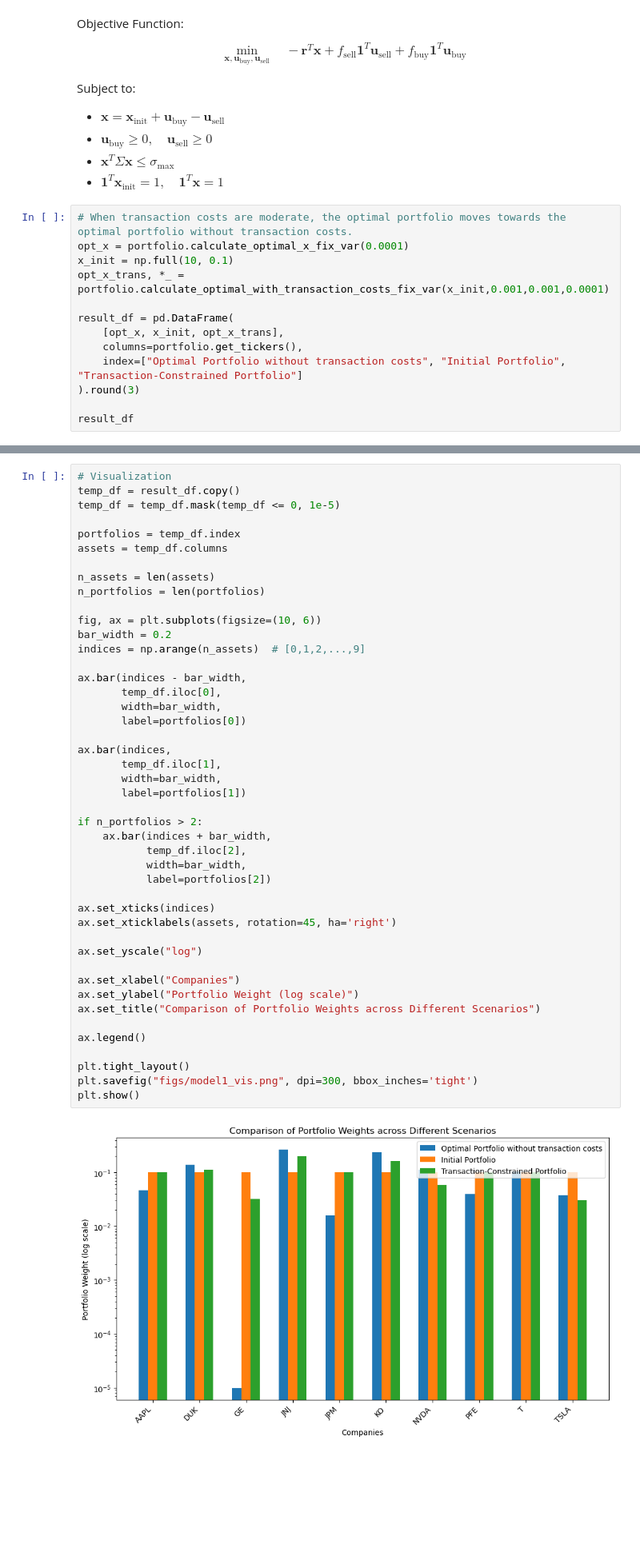
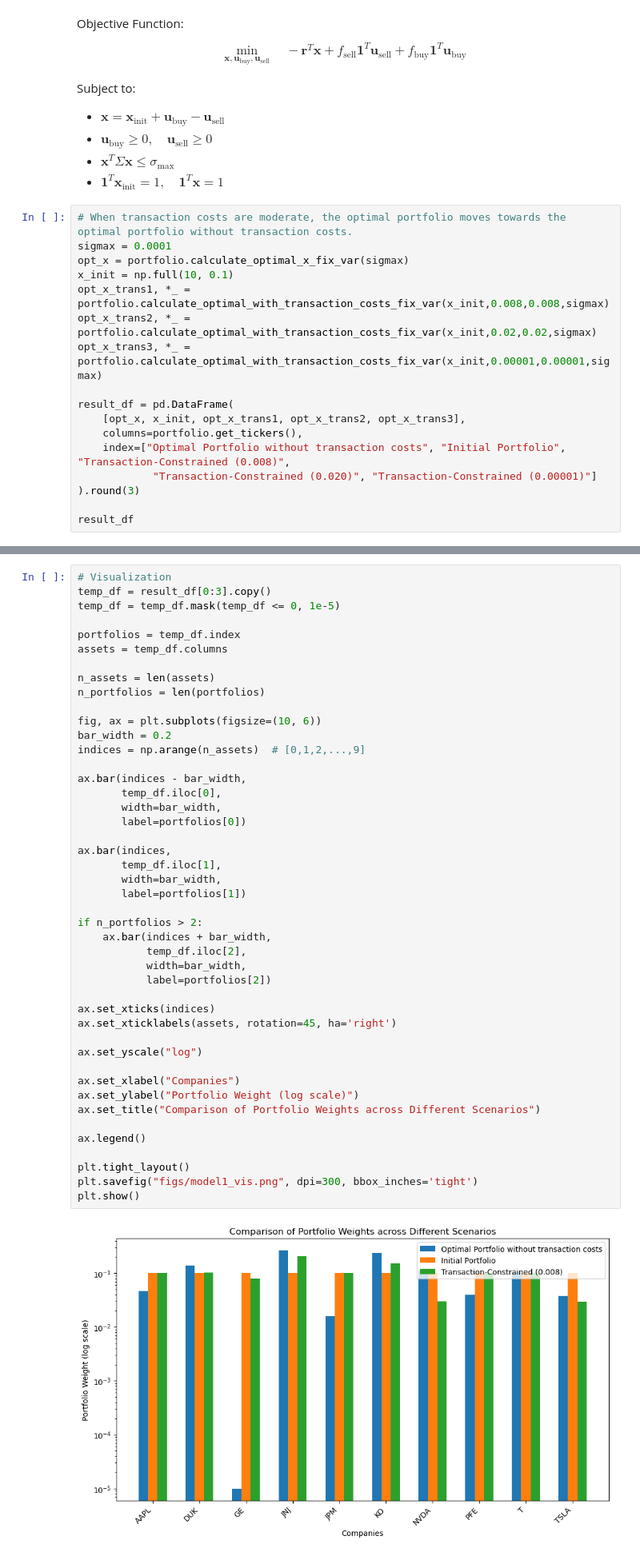
Before and after one commit to jchhong/math441-convex-opt, a Jupyter notebook: main.ipynb, the cells around one changed output, grey strips where cells are left out. Shown at 80% size. Saved outputs shown, nothing was run; the diff lists cells and outputs as text; blank space fills up the shorter version.

```diff
--- a/main.ipynb
+++ b/main.ipynb
@@ -189,14 +189,18 @@ Subject to:
 * $\mathbf{1}^T\mathbf{x}_{\text{init}} = 1, \quad \mathbf{1}^T\mathbf{x} = 1$
 # %%
 # When transaction costs are moderate, the optimal portfolio moves towards the optimal portfolio without transaction costs.
-opt_x = portfolio.calculate_optimal_x_fix_var(0.0001)
+sigmax = 0.0001
+opt_x = portfolio.calculate_optimal_x_fix_var(sigmax)
 x_init = np.full(10, 0.1)
-opt_x_trans, *_ = portfolio.calculate_optimal_with_transaction_costs_fix_var(x_init,0.001,0.001,0.0001)
+opt_x_trans1, *_ = portfolio.calculate_optimal_with_transaction_costs_fix_var(x_init,0.008,0.008,sigmax)
+opt_x_trans2, *_ = portfolio.calculate_optimal_with_transaction_costs_fix_var(x_init,0.02,0.02,sigmax)
+opt_x_trans3, *_ = portfolio.calculate_optimal_with_transaction_costs_fix_var(x_init,0.00001,0.00001,sigmax)
 
 result_df = pd.DataFrame(
-    [opt_x, x_init, opt_x_trans],
+    [opt_x, x_init, opt_x_trans1, opt_x_trans2, opt_x_trans3],
     columns=portfolio.get_tickers(),
-    index=["Optimal Portfolio without transaction costs", "Initial Portfolio", "Transaction-Constrained Portfolio"]
+    index=["Optimal Portfolio without transaction costs", "Initial Portfolio", "Transaction-Constrained (0.008)",
+            "Transaction-Constrained (0.020)", "Transaction-Constrained (0.00001)"]
 ).round(3)
 
 result_df
@@ -208,6 +214,6 @@ result_df
 # %%
 # Visualization
-temp_df = result_df.copy()
+temp_df = result_df[0:3].copy()
 temp_df = temp_df.mask(temp_df <= 0, 1e-5)
 
 portfolios = temp_df.index
@@ -224,34 +230,34 @@ ax.bar(indices - bar_width,
        temp_df.iloc[0],
        width=bar_width,
        label=portfolios[0])
 
 ax.bar(indices,
        temp_df.iloc[1],
        width=bar_width,
        label=portfolios[1])
 
 if n_portfolios > 2:
     ax.bar(indices + bar_width,
            temp_df.iloc[2],
            width=bar_width,
            label=portfolios[2])
 
 ax.set_xticks(indices)
 ax.set_xticklabels(assets, rotation=45, ha='right')
 
 ax.set_yscale("log")
 
 ax.set_xlabel("Companies")
 ax.set_ylabel("Portfolio Weight (log scale)")
 ax.set_title("Comparison of Portfolio Weights across Different Scenarios")
 
 ax.legend()
 
 plt.tight_layout()
 plt.savefig("figs/model1_vis.png", dpi=300, bbox_inches='tight')
 plt.show()
 # %% [output]
-[figure, old version]
+[figure, new version]
 # %% [markdown]
 ## 2. Portfolio with Short Positions
 # %% [markdown]
```
Also changed, not shown: parts of 10 cells of this notebook, 1 other file.
